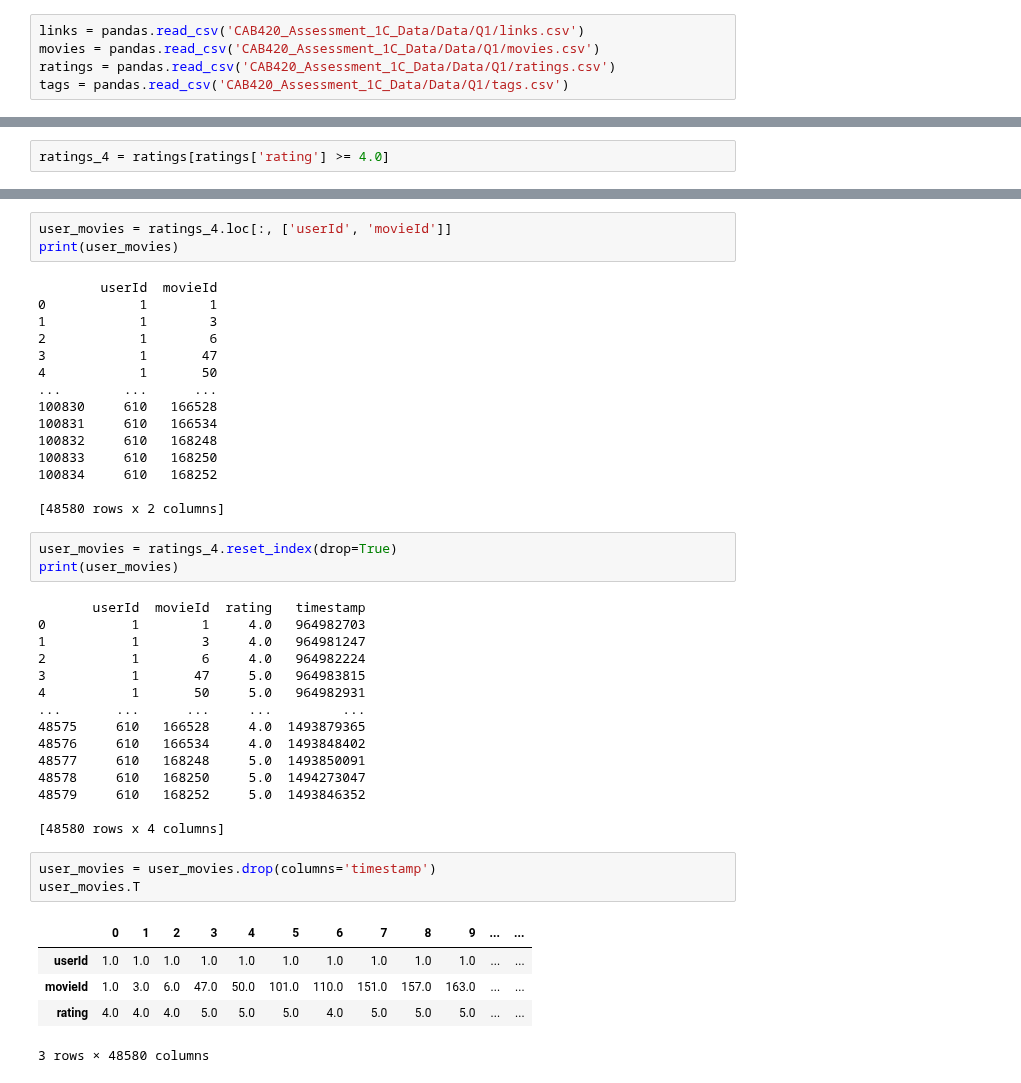
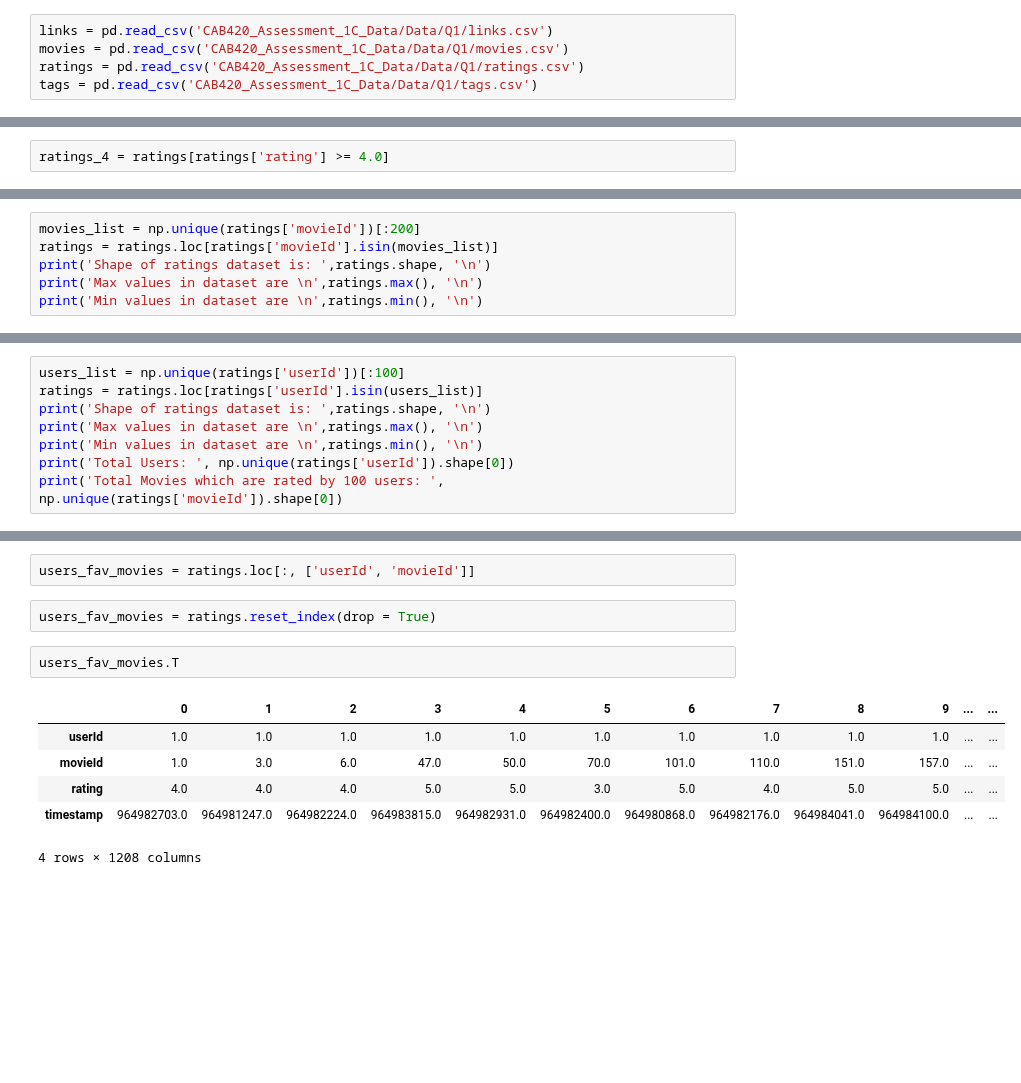
Before and after one commit to Sunthas515/420-1, a Jupyter notebook: Assessment 1C/Question1.ipynb, the cells around one changed output, grey strips where cells are left out. Saved outputs shown, nothing was run; the diff lists cells and outputs as text; blank space fills up the shorter version.

```diff
--- a/Assessment 1C/Question1.ipynb
+++ b/Assessment 1C/Question1.ipynb
@@ -15,8 +16,8 @@ from datetime import datetime
 # %%
-links = pandas.read_csv('CAB420_Assessment_1C_Data/Data/Q1/links.csv')
-movies = pandas.read_csv('CAB420_Assessment_1C_Data/Data/Q1/movies.csv')
-ratings = pandas.read_csv('CAB420_Assessment_1C_Data/Data/Q1/ratings.csv')
-tags = pandas.read_csv('CAB420_Assessment_1C_Data/Data/Q1/tags.csv')
+links = pd.read_csv('CAB420_Assessment_1C_Data/Data/Q1/links.csv')
+movies = pd.read_csv('CAB420_Assessment_1C_Data/Data/Q1/movies.csv')
+ratings = pd.read_csv('CAB420_Assessment_1C_Data/Data/Q1/ratings.csv')
+tags = pd.read_csv('CAB420_Assessment_1C_Data/Data/Q1/tags.csv')
 # %%
 movies.columns
 # %% [output]
@@ -81,0 +66,6 @@ print(ratings_4)
+# %%
+movies_list = np.unique(ratings['movieId'])[:200]
+ratings = ratings.loc[ratings['movieId'].isin(movies_list)]
+print('Shape of ratings dataset is: ',ratings.shape, '\n')
+print('Max values in dataset are \n',ratings.max(), '\n')
+print('Min values in dataset are \n',ratings.min(), '\n')
@@ -81,0 +88,8 @@ print(ratings_4)
+# %%
+users_list = np.unique(ratings['userId'])[:100]
+ratings = ratings.loc[ratings['userId'].isin(users_list)]
+print('Shape of ratings dataset is: ',ratings.shape, '\n')
+print('Max values in dataset are \n',ratings.max(), '\n')
+print('Min values in dataset are \n',ratings.min(), '\n')
+print('Total Users: ', np.unique(ratings['userId']).shape[0])
+print('Total Movies which are rated by 100 users: ', np.unique(ratings['movieId']).shape[0])
@@ -82,45 +115,13 @@ print(ratings_4)
 # %%
-user_movies = ratings_4.loc[:, ['userId', 'movieId']]
-print(user_movies)
+users_fav_movies = ratings.loc[:, ['userId', 'movieId']]
-# %% [output]
-        userId  movieId
-0            1        1
-1            1        3
-2            1        6
-3            1       47
-4            1       50
-...        ...      ...
-100830     610   166528
-100831     610   166534
-100832     610   168248
-100833     610   168250
-100834     610   168252
-
-[48580 rows x 2 columns]
 # %%
-user_movies = ratings_4.reset_index(drop=True)
-print(user_movies)
+users_fav_movies = ratings.reset_index(drop = True)
-# %% [output]
-       userId  movieId  rating   timestamp
-0           1        1     4.0   964982703
-1           1        3     4.0   964981247
-2           1        6     4.0   964982224
-3           1       47     5.0   964983815
-4           1       50     5.0   964982931
-...       ...      ...     ...         ...
-48575     610   166528     4.0  1493879365
-48576     610   166534     4.0  1493848402
-48577     610   168248     5.0  1493850091
-48578     610   168250     5.0  1494273047
-48579     610   168252     5.0  1493846352
-
-[48580 rows x 4 columns]
-# %%
-user_movies = user_movies.drop(columns='timestamp')
-user_movies.T
-# %% [output]
-|  | 0 | 1 | 2 | 3 | 4 | 5 | 6 | 7 | 8 | 9 | ... | ... |
-| userId | 1.0 | 1.0 | 1.0 | 1.0 | 1.0 | 1.0 | 1.0 | 1.0 | 1.0 | 1.0 | ... | ... |
-| movieId | 1.0 | 3.0 | 6.0 | 47.0 | 50.0 | 101.0 | 110.0 | 151.0 | 157.0 | 163.0 | ... | ... |
-| rating | 4.0 | 4.0 | 4.0 | 5.0 | 5.0 | 5.0 | 4.0 | 5.0 | 5.0 | 5.0 | ... | ... |
-3 rows × 48580 columns
+# %%
+users_fav_movies.T
+# %% [output]
+|  | 0 | 1 | 2 | 3 | 4 | 5 | 6 | 7 | 8 | 9 | ... | ... |
+| userId | 1.0 | 1.0 | 1.0 | 1.0 | 1.0 | 1.0 | 1.0 | 1.0 | 1.0 | 1.0 | ... | ... |
+| movieId | 1.0 | 3.0 | 6.0 | 47.0 | 50.0 | 70.0 | 101.0 | 110.0 | 151.0 | 157.0 | ... | ... |
+| rating | 4.0 | 4.0 | 4.0 | 5.0 | 5.0 | 3.0 | 5.0 | 4.0 | 5.0 | 5.0 | ... | ... |
+| timestamp | 964982703.0 | 964981247.0 | 964982224.0 | 964983815.0 | 964982931.0 | 964982400.0 | 964980868.0 | 964982176.0 | 964984041.0 | 964984100.0 | ... | ... |
+4 rows × 1208 columns
```
Also changed, not shown: parts of 15 cells of this notebook.
